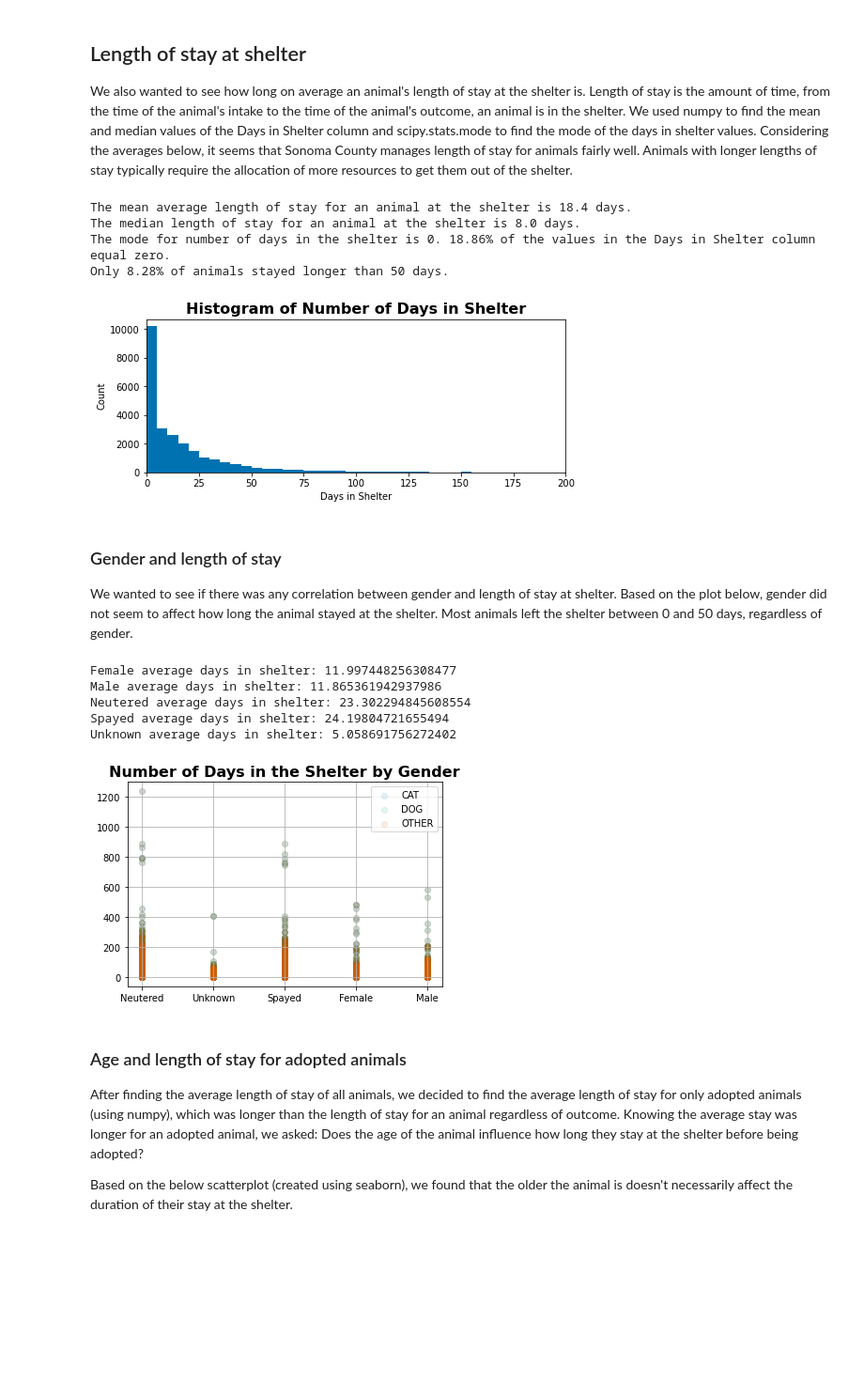
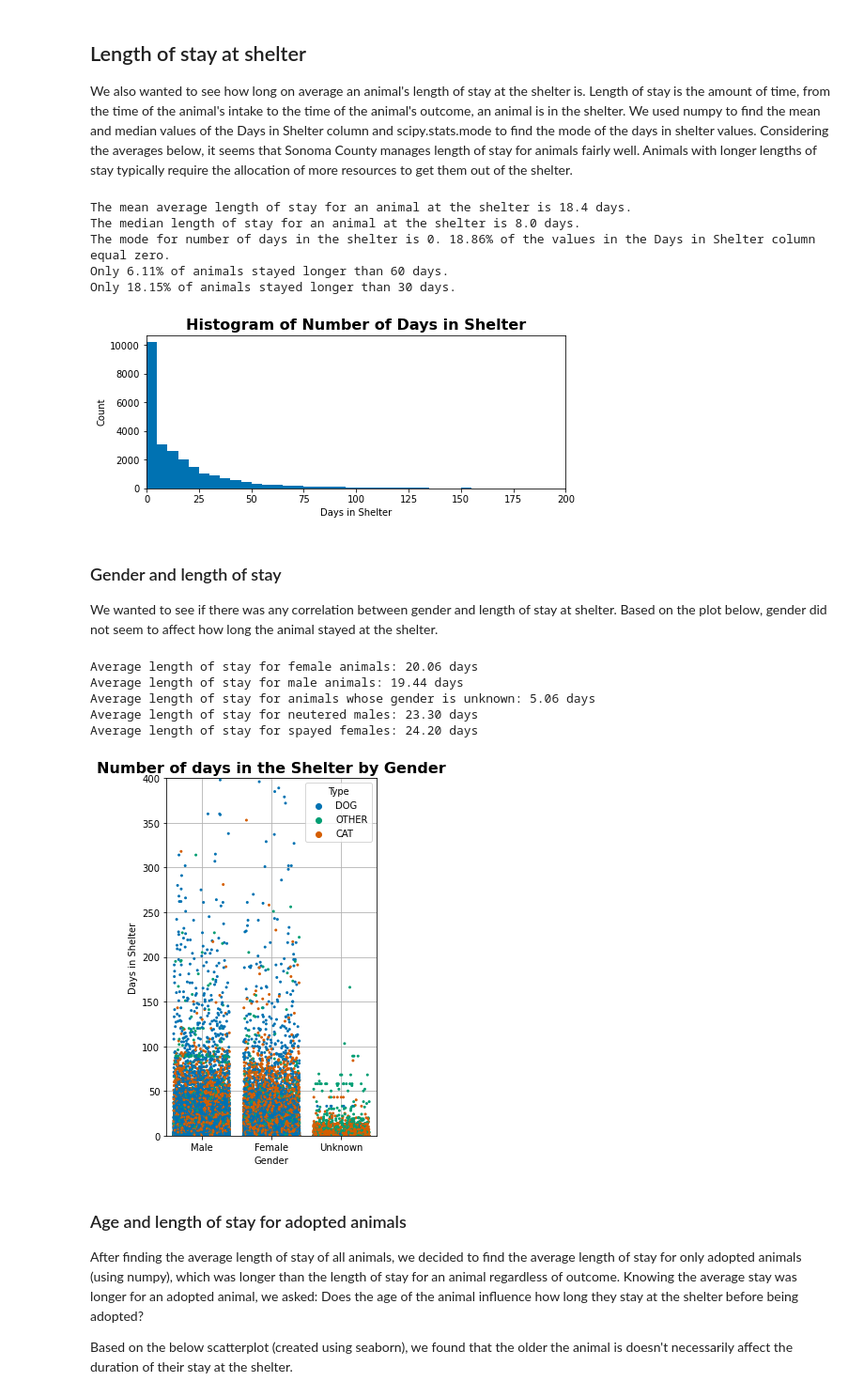
Before and after one commit to cillam/animal_shelter, a Jupyter notebook: animal_shelter_data_analysis.ipynb, the cells around one changed output. Shown at 94% size. Cells and saved outputs as stored; diff of their text form; code cells hidden in the pictures; blank space fills up the shorter version.

Commit message:
updates to length of stay and fixed some typos

```diff
--- a/animal_shelter_data_analysis.ipynb
+++ b/animal_shelter_data_analysis.ipynb
@@ -203,13 +206,14 @@ Enter a year between 2014 and 2023 to view outcome locations:  2020
 We also wanted to see how long on average an animal's length of stay at the shelter is. Length of stay is the amount of time, from the time of the animal's intake to the time of the animal's outcome, an animal is in the shelter. We used numpy to find the mean and median values of the Days in Shelter column and scipy.stats.mode to find the mode of the days in shelter values. Considering the averages below, it seems that Sonoma County manages length of stay for animals fairly well. Animals with longer lengths of stay typically require the allocation of more resources to get them out of the shelter.
 # %%
 # Calculate the average length of stay
-avg_los = np.nanmean(df["Days in Shelter"])
+avg_los = np.mean(df["Days in Shelter"])
 median_los = np.median(df["Days in Shelter"])
 mode_los = stats.mode(df['Days in Shelter'], keepdims=True)
 print(f"The mean average length of stay for an animal at the shelter is {avg_los:.3} days.")
 print(f"The median length of stay for an animal at the shelter is {median_los:.3} days.")
 print(f"The mode for number of days in the shelter is {mode_los[0][0]}. {(mode_los[1][0]/len(df['Days in Shelter'])):.2%} of the values in the Days in Shelter column equal zero.")
-print(f"Only {(len(df.loc[df['Days in Shelter'] > 50, 'Days in Shelter'])/len(df['Days in Shelter'])):.2%} of animals stayed longer than 50 days.")
+print(f"Only {(len(df.loc[df['Days in Shelter'] > 60, 'Days in Shelter'])/len(df['Days in Shelter'])):.2%} of animals stayed longer than 60 days.")
+print(f"Only {(len(df.loc[df['Days in Shelter'] > 30, 'Days in Shelter'])/len(df['Days in Shelter'])):.2%} of animals stayed longer than 30 days.")
 
 # Plotting distribution of days in shelter to a historgram
 plt.figure(figsize=(8,3))
@@ -225,33 +229,41 @@ plt.show()
 The mean average length of stay for an animal at the shelter is 18.4 days.
 The median length of stay for an animal at the shelter is 8.0 days.
 The mode for number of days in the shelter is 0. 18.86% of the values in the Days in Shelter column equal zero.
-Only 8.28% of animals stayed longer than 50 days.
+Only 6.11% of animals stayed longer than 60 days.
+Only 18.15% of animals stayed longer than 30 days.
 [figure]
 # %% [markdown]
 ### Gender and length of stay
-We wanted to see if there was any correlation between gender and length of stay at shelter. Based on the plot below, gender did not seem to affect how long the animal stayed at the shelter. Most animals left the shelter between 0 and 50 days, regardless of gender.
+We wanted to see if there was any correlation between gender and length of stay at shelter. Based on the plot below, gender did not seem to affect how long the animal stayed at the shelter.
-# %%
-#Get average days in shelter based on gender
-for gender in np.unique(df["Sex"]):
-    avgGenderDiS = np.average(np.array(df.loc[df["Sex"] == gender,"Days in Shelter"], dtype="float"))
-    print(f"{gender} average days in shelter: {avgGenderDiS}")
-
-#Plot days in shelter by gender, each color denotes the type of animal
-fig, ax = plt.subplots()
-ax.set_title("Number of Days in the Shelter by Gender", size=16, weight="bold")
-plt.legend(np.unique(df["Type"]))
-for type in np.unique(df["Type"]):
-    ax.scatter(x=df["Sex"],y=df["Days in Shelter"], label=type, alpha=0.1)
-ax.legend()
-ax.grid(True)
-plt.show()
-# %% [output]
-Female average days in shelter: 11.997448256308477
-Male average days in shelter: 11.865361942937986
-Neutered average days in shelter: 23.302294845608554
-Spayed average days in shelter: 24.19804721655494
-Unknown average days in shelter: 5.058691756272402
-[figure, removed]
+# %%
+#Get average days in shelter based on gender
+for gender in np.unique(df["Sex"]):
+    avgGenderDiS = np.average(np.array(df.loc[df["Sex"] == gender,"Days in Shelter"], dtype="float"))
+    if gender == "Unknown":
+        print(f"Average length of stay for animals whose gender is {gender.lower()}: {avgGenderDiS:.2f} days")
+    else:
+        print(f"Average length of stay for {gender.lower()} animals: {avgGenderDiS:.2f} days")
+for value in np.unique(df["Fixed"]):
+    if value == "Neutered" or value == "Spayed":
+        avgGenderDiS = np.average(np.array(df.loc[df["Fixed"] == value,"Days in Shelter"], dtype="float"))
+        if value == "Neutered":
+            print(f"Average length of stay for {value.lower()} males: {avgGenderDiS:.2f} days")
+        else:
+            print(f"Average length of stay for {value.lower()} females: {avgGenderDiS:.2f} days")
+plt.figure(figsize=(4, 7))
+plt.title("Number of days in the Shelter by Gender", size=16, weight="bold")
+stripplot(data=df, x=df["Sex"], y=df["Days in Shelter"], hue=df["Type"], order=["Male", "Female", "Unknown"], jitter=.4, size=3)
+plt.grid(visible=True, which='major', axis='both')
+plt.ylim([0, 400])
+plt.xlabel("Gender")
+plt.show()
+# %% [output]
+Average length of stay for female animals: 20.06 days
+Average length of stay for male animals: 19.44 days
+Average length of stay for animals whose gender is unknown: 5.06 days
+Average length of stay for neutered males: 23.30 days
+Average length of stay for spayed females: 24.20 days
+[figure, added]
 # %% [markdown]
 ### Age and length of stay for adopted animals
 After finding the average length of stay of all animals, we decided to find the average length of stay for only adopted animals (using numpy), which was longer than the length of stay for an animal regardless of outcome. Knowing the average stay was longer for an adopted animal, we asked: Does the age of the animal influence how long they stay at the shelter before being adopted?
```
Also changed, not shown: parts of 16 cells of this notebook.
